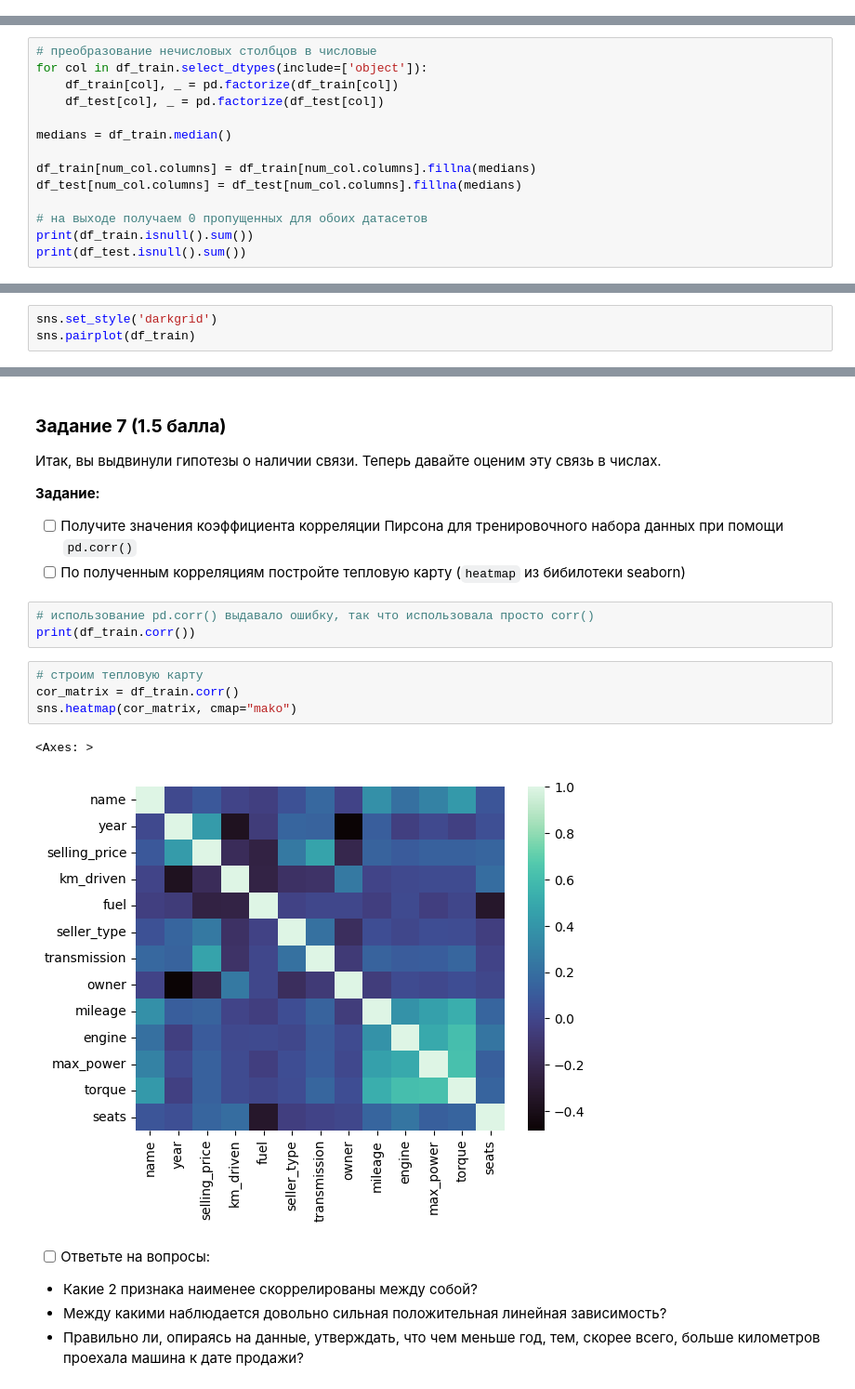
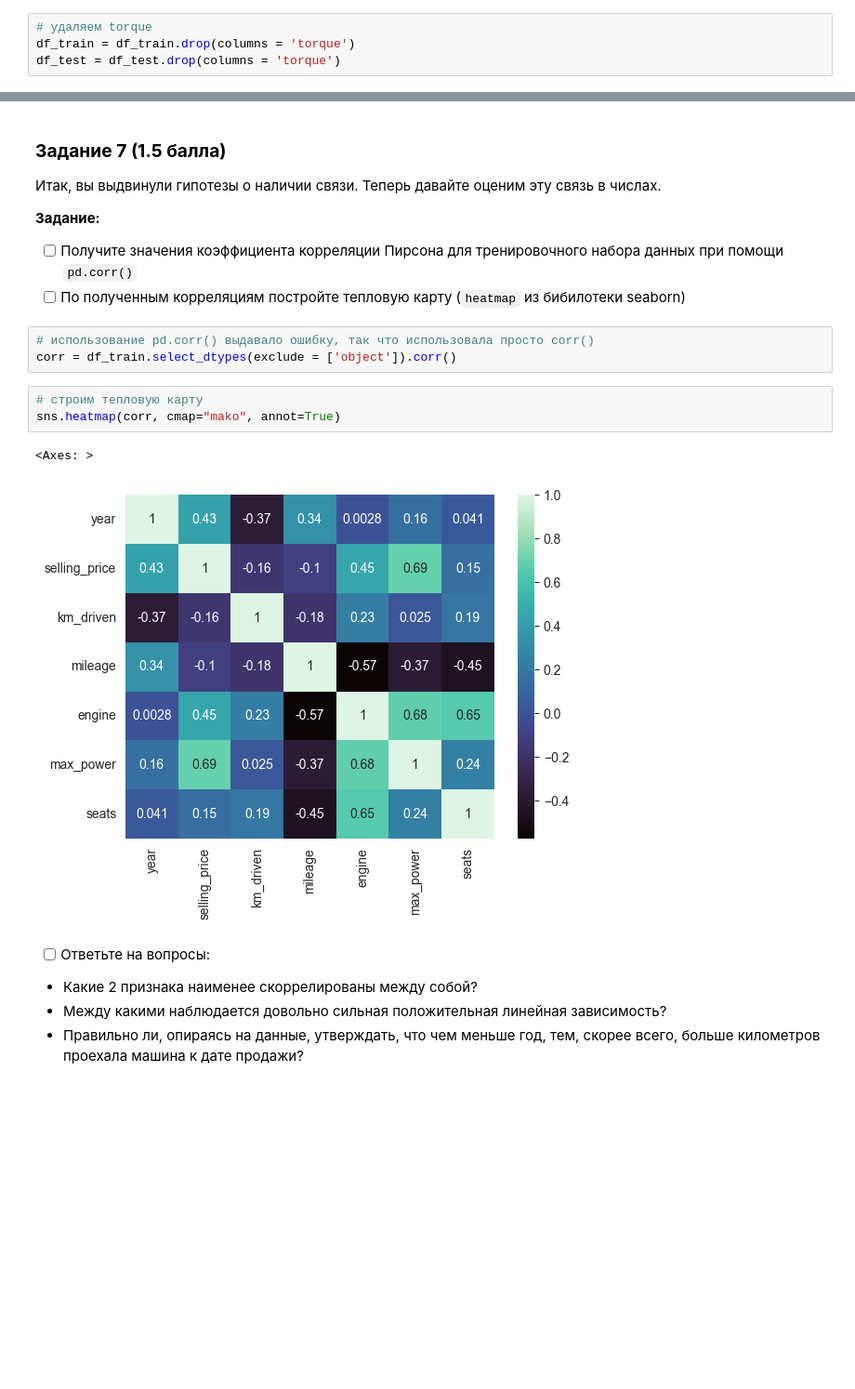
Before and after one commit to mdzharakhovich/PythonDataAnalysis, a Jupyter notebook: Zharakhovich_HW_2_Regression.ipynb, the cells around one changed output, grey strips where cells are left out. Shown at 93% size. Drawn from its saved outputs; the diff is of its cells as text; blank space fills up the shorter version.

```diff
--- a/Zharakhovich_HW_2_Regression.ipynb
+++ b/Zharakhovich_HW_2_Regression.ipynb
@@ -337,0 +279,4 @@ assert df_train.shape == (5840, 13)
+# %%
+# удаляем torque
+df_train = df_train.drop(columns = 'torque')
+df_test = df_test.drop(columns = 'torque')
@@ -353,16 +315,2 @@ torque            object
 seats            float64
 dtype: object
-# %%
-# преобразование нечисловых столбцов в числовые
-for col in df_train.select_dtypes(include=['object']):
-    df_train[col], _ = pd.factorize(df_train[col])
-    df_test[col], _ = pd.factorize(df_test[col])
-
-medians = df_train.median()
-
-df_train[num_col.columns] = df_train[num_col.columns].fillna(medians)
-df_test[num_col.columns] = df_test[num_col.columns].fillna(medians)
-
-# на выходе получаем 0 пропущенных для обоих датасетов
-print(df_train.isnull().sum())
-print(df_test.isnull().sum())
@@ -473,6 +428,3 @@ assert df_train.shape == (5840, 13), 'Упс, неверный размер да
 Я, если честно, не очень понимаю, как по этой куче графиков понять, можно ли предположить связь признаков с целевой переменной. (Вернее, можно, конечно, но придется очень сильно вглядываться).
 
 Я предполагаю, что с ценой будут связаны год выпуска и мощность двигателя.
-# %%
-sns.set_style('darkgrid')
-sns.pairplot(df_train)
@@ -508,14 +452,13 @@ sns.pairplot(df_train[cols_to_plot], diag_kind='kde')
 - [ ] По полученным корреляциям постройте тепловую карту (`heatmap` из бибилотеки seaborn)
 # %%
 # использование pd.corr() выдавало ошибку, так что использовала просто corr()
-print(df_train.corr())
+corr = df_train.select_dtypes(exclude = ['object']).corr()
 # %%
 # строим тепловую карту
-cor_matrix = df_train.corr()
-sns.heatmap(cor_matrix, cmap="mako")
+sns.heatmap(corr, cmap="mako", annot=True)
 # %% [output]
 <Axes: >
-[figure, old version]
+[figure, new version]
 # %% [markdown]
 - [ ] Ответьте на вопросы:
  - Какие 2 признака наименее скоррелированы между собой?
```
Also changed, not shown: parts of 46 cells of this notebook.
